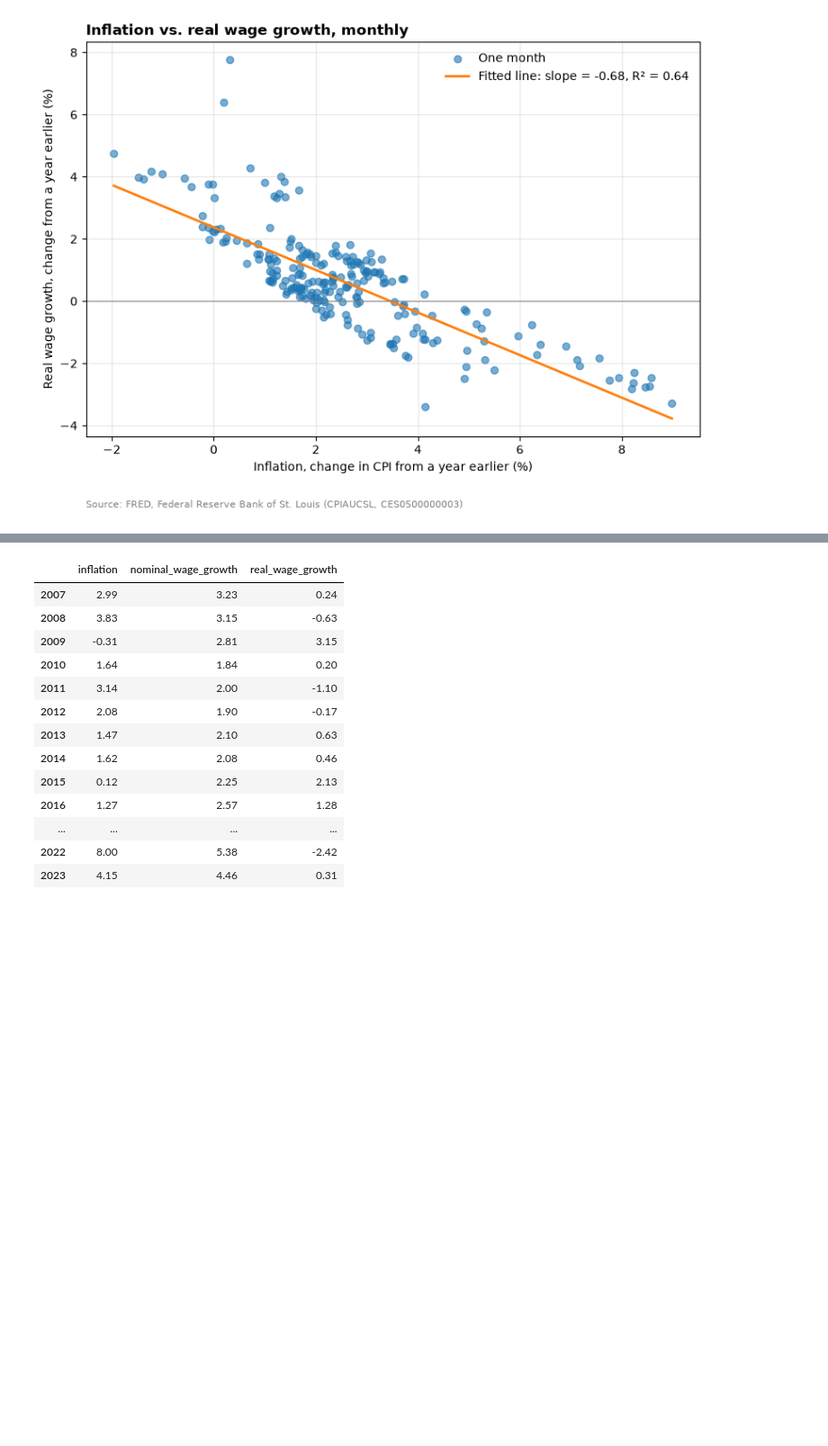
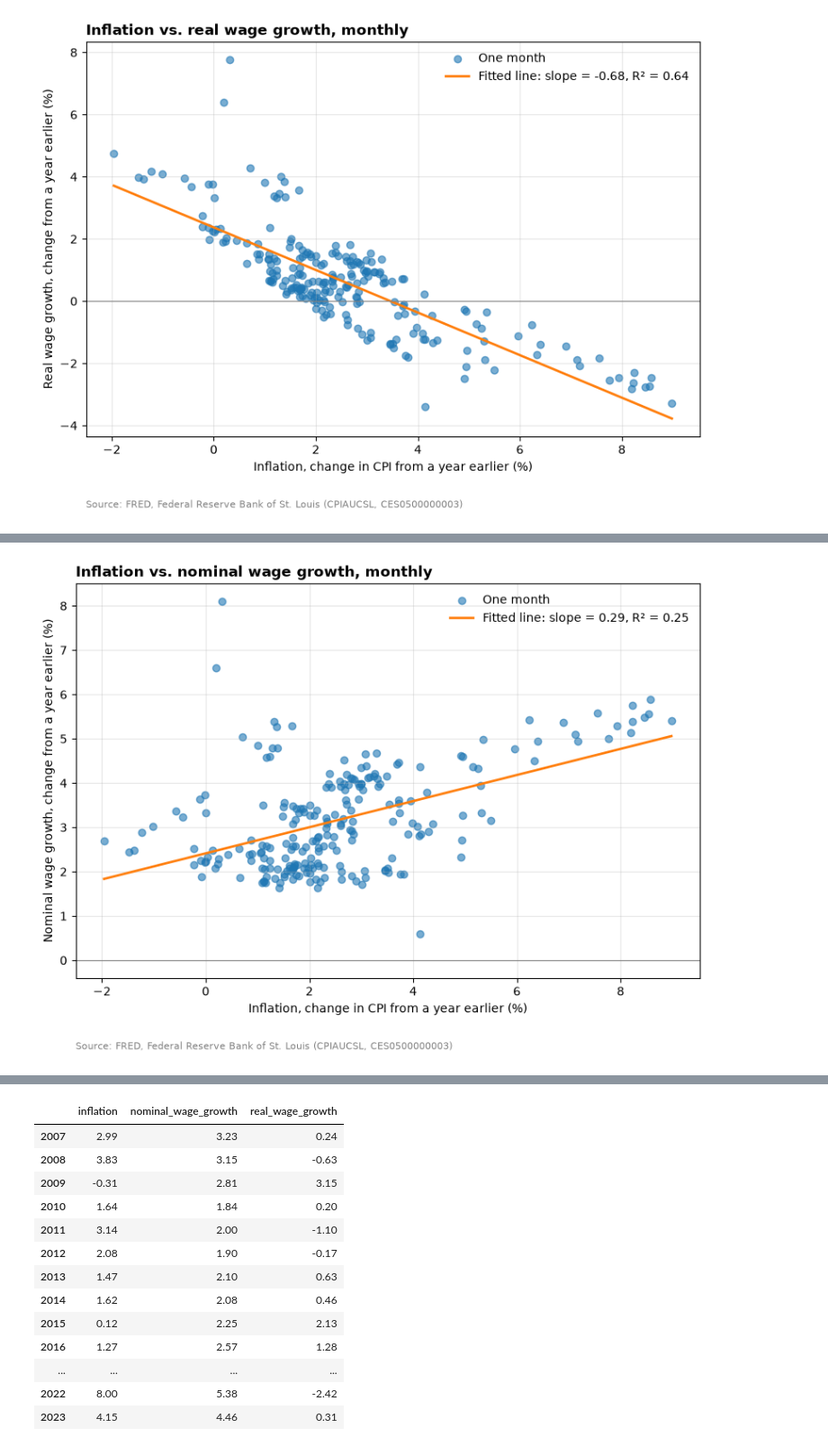
Before and after one commit to JenniferRub/Inflation-Real-Wages, a Jupyter notebook: okun_law_v2.ipynb, the cells around one changed output, grey strips where cells are left out. Shown at 90% size. Cells and saved outputs as stored; diff of their text form; code cells hidden in the pictures; blank space fills up the shorter version.

```diff
--- a/okun_law_v2.ipynb
+++ b/okun_law_v2.ipynb
@@ -146,10 +148,17 @@ def fit_line(x, y):
 is_pandemic_period = (wage_data.index >= "2020-01-01") & (wage_data.index < "2022-01-01")
 excl_pandemic = wage_data[~is_pandemic_period]
 
-regression_results = pd.DataFrame({
-    "Full sample": fit_line(wage_data["inflation"], wage_data["real_wage_growth"]),
-    "Excluding 2020-2021": fit_line(excl_pandemic["inflation"], excl_pandemic["real_wage_growth"]),
-}).T
-regression_results.round(3)
+
+def regression_table(y_column):
+    """Regress `y_column` on inflation for the full sample and excluding 2020-2021."""
+    table = pd.DataFrame({
+        "Full sample": fit_line(wage_data["inflation"], wage_data[y_column]),
+        "Excluding 2020-2021": fit_line(excl_pandemic["inflation"], excl_pandemic[y_column]),
+    }).T
+    return table.astype({"months": int})
+
+
+real_wage_results = regression_table("real_wage_growth")
+real_wage_results.round(3)
 # %% [output]
 |  | slope | intercept | r_squared | months |
@@ -185,0 +217,6 @@ plt.show()
+# %%
+nominal_wage_results = regression_table("nominal_wage_growth")
+nominal_slope = nominal_wage_results.loc["Full sample", "slope"]
+real_slope = real_wage_results.loc["Full sample", "slope"]
+print(f"Nominal slope - 1 = {nominal_slope - 1:.2f}, real-wage slope = {real_slope:.2f}")
+nominal_wage_results.round(3)
@@ -186 +228,10 @@ plt.show()
+# %%
+plot_fit(
+    "nominal_wage_growth",
+    nominal_wage_results.loc["Full sample"],
+    title="Inflation vs. nominal wage growth, monthly",
+    ylabel="Nominal wage growth, change from a year earlier (%)",
+)
+# %% [output]
+[figure, added]
 # %% [markdown]
```
Also changed, not shown: parts of 9 cells of this notebook, 3 other files.
